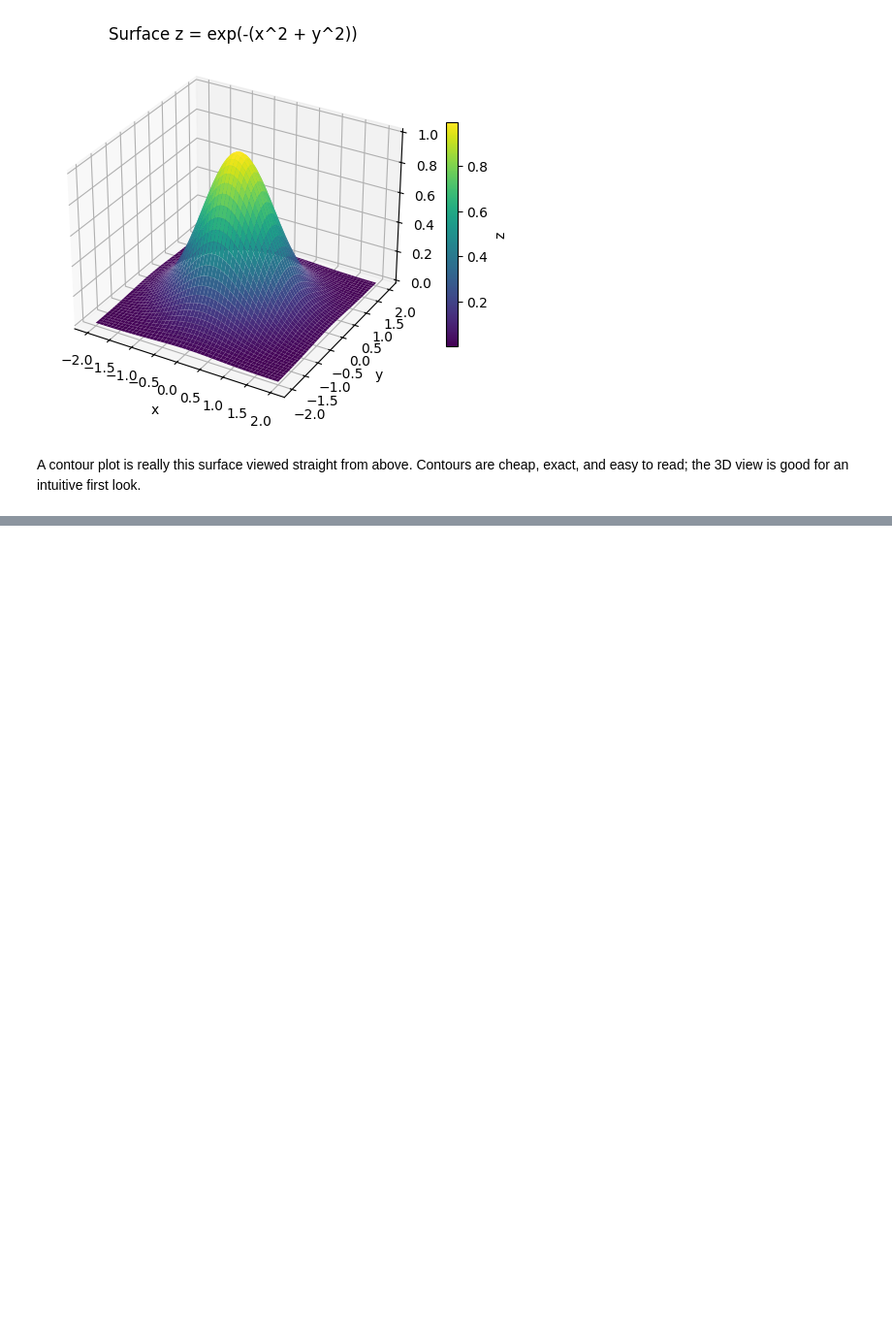
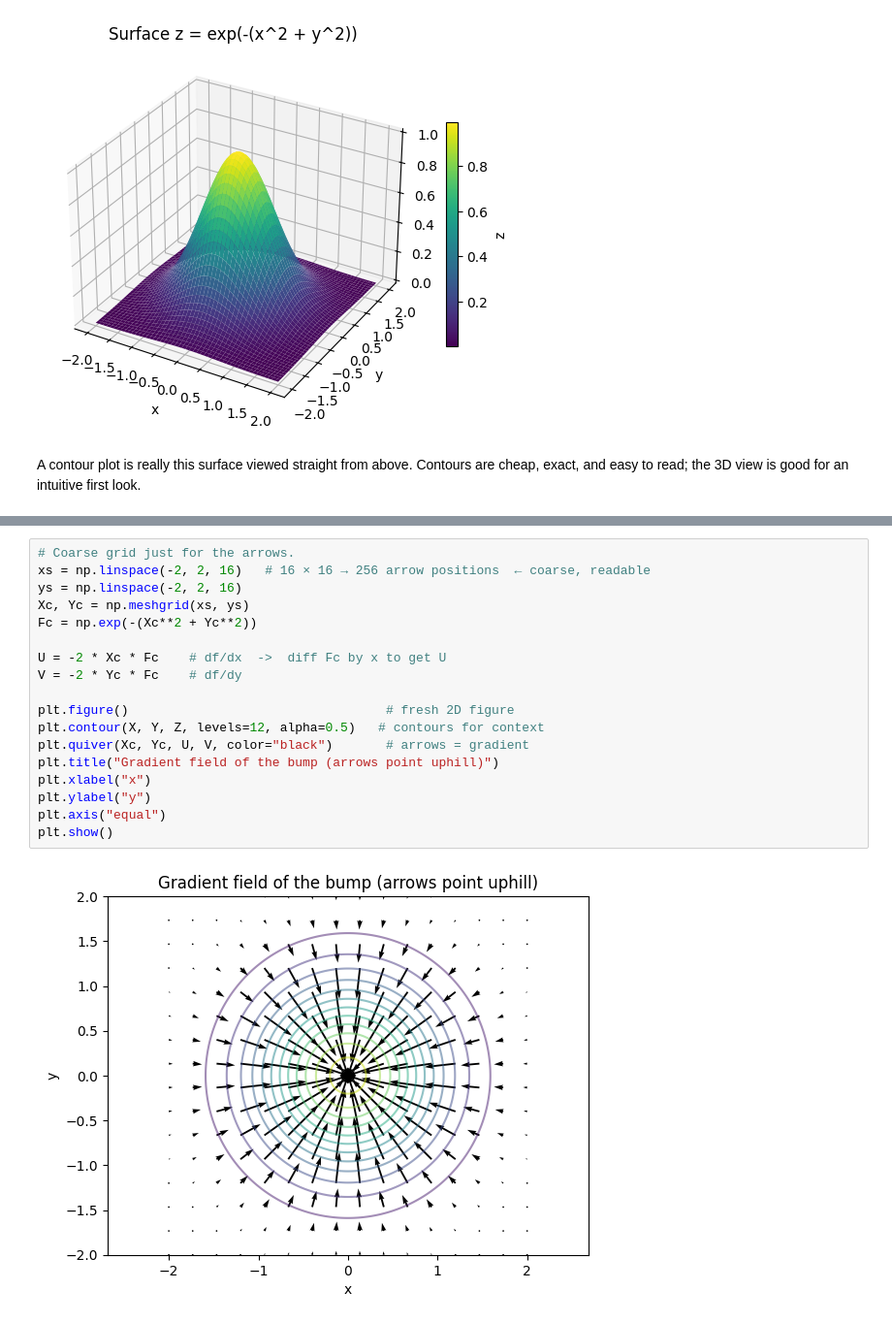
Before and after one commit to JayZeus999/Math-For-ML, a Jupyter notebook: cto-school/02b_surfaces_contours_fields.ipynb, the cells around one changed output, grey strips where cells are left out. Shown at 97% size. Saved outputs shown, nothing was run; the diff lists cells and outputs as text; blank space fills up the shorter version.

Commit message:
Plot a vector field with arrows ascending with the gradient

```diff
--- a/cto-school/02b_surfaces_contours_fields.ipynb
+++ b/cto-school/02b_surfaces_contours_fields.ipynb
@@ -122,0 +135,20 @@ cheap, exact, and easy to read; the 3D view is good for an intuitive first look.
+# %%
+# Coarse grid just for the arrows.
+xs = np.linspace(-2, 2, 16)   # 16 × 16 → 256 arrow positions  ← coarse, readable
+ys = np.linspace(-2, 2, 16)
+Xc, Yc = np.meshgrid(xs, ys)
+Fc = np.exp(-(Xc**2 + Yc**2))
+
+U = -2 * Xc * Fc    # df/dx  ->  diff Fc by x to get U
+V = -2 * Yc * Fc    # df/dy
+
+plt.figure()                                  # fresh 2D figure
+plt.contour(X, Y, Z, levels=12, alpha=0.5)   # contours for context
+plt.quiver(Xc, Yc, U, V, color="black")       # arrows = gradient
+plt.title("Gradient field of the bump (arrows point uphill)")
+plt.xlabel("x")
+plt.ylabel("y")
+plt.axis("equal")
+plt.show()
+# %% [output]
+[figure, added]
```
Also changed, not shown: parts of 4 cells of this notebook.
